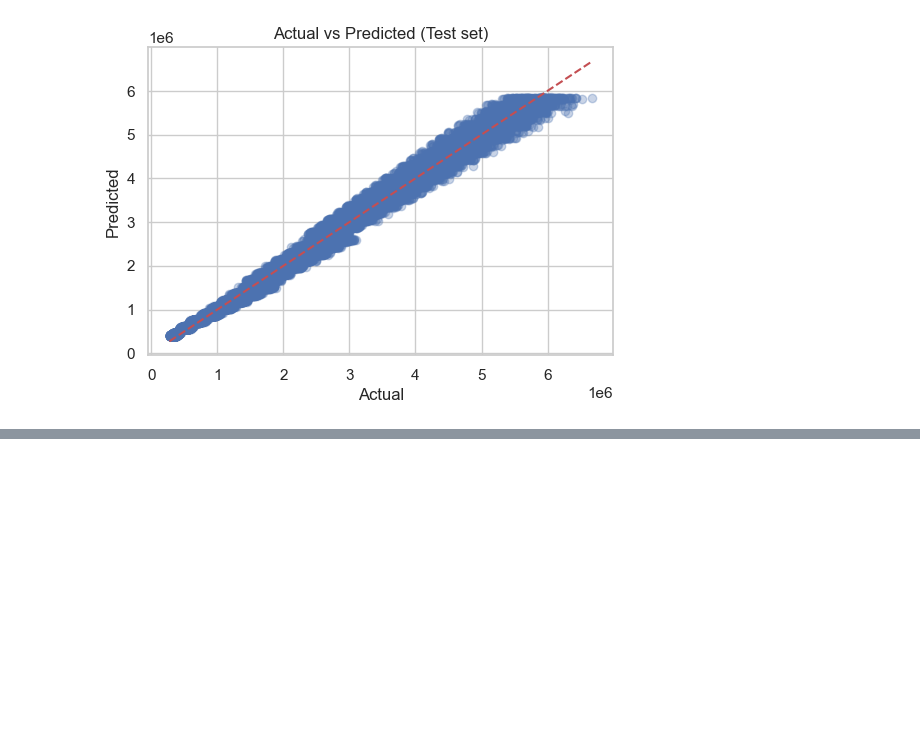
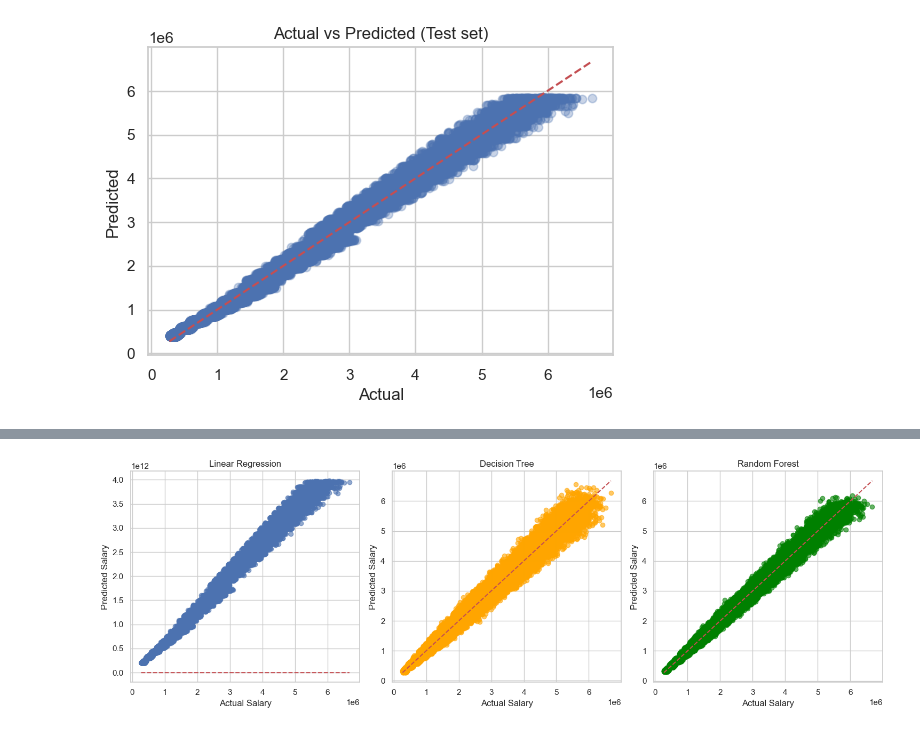
Before and after one commit to lazy-hubb/HR-Salary-Prediction, a Jupyter notebook: notebooks/clean_dataset.ipynb, the cells around one changed output, grey strips where cells are left out. Cells and saved outputs as stored; diff of their text form; code cells hidden in the pictures; blank space fills up the shorter version.

```diff
--- a/notebooks/clean_dataset.ipynb
+++ b/notebooks/clean_dataset.ipynb
@@ -323,0 +401,39 @@ Model evaluation (Linear Regression):
+# %%
+import matplotlib.pyplot as plt
+
+# Predictions from all models
+y_pred_lr = model.predict(X_test) # Linear Regression (already trained earlier)
+y_pred_dt = dt_model.predict(X_test)
+y_pred_rf = rf_model.predict(X_test)
+
+# Create plots
+plt.figure(figsize=(15,5))
+
+# Linear Regression
+plt.subplot(1,3,1)
+plt.scatter(y_test, y_pred_lr, alpha=0.6)
+plt.xlabel("Actual Salary")
+plt.ylabel("Predicted Salary")
+plt.title("Linear Regression")
+plt.plot([y_test.min(), y_test.max()], [y_test.min(), y_test.max()], "r--")
+
+# Decision Tree
+plt.subplot(1,3,2)
+plt.scatter(y_test, y_pred_dt, alpha=0.6, color="orange")
+plt.xlabel("Actual Salary")
+plt.ylabel("Predicted Salary")
+plt.title("Decision Tree")
+plt.plot([y_test.min(), y_test.max()], [y_test.min(), y_test.max()], "r--")
+
+# Random Forest
+plt.subplot(1,3,3)
+plt.scatter(y_test, y_pred_rf, alpha=0.6, color="green")
+plt.xlabel("Actual Salary")
+plt.ylabel("Predicted Salary")
+plt.title("Random Forest")
+plt.plot([y_test.min(), y_test.max()], [y_test.min(), y_test.max()], "r--")
+
+plt.tight_layout()
+plt.show()
+# %% [output]
+[figure, added]
```
Also changed, not shown: parts of 4 cells of this notebook.
